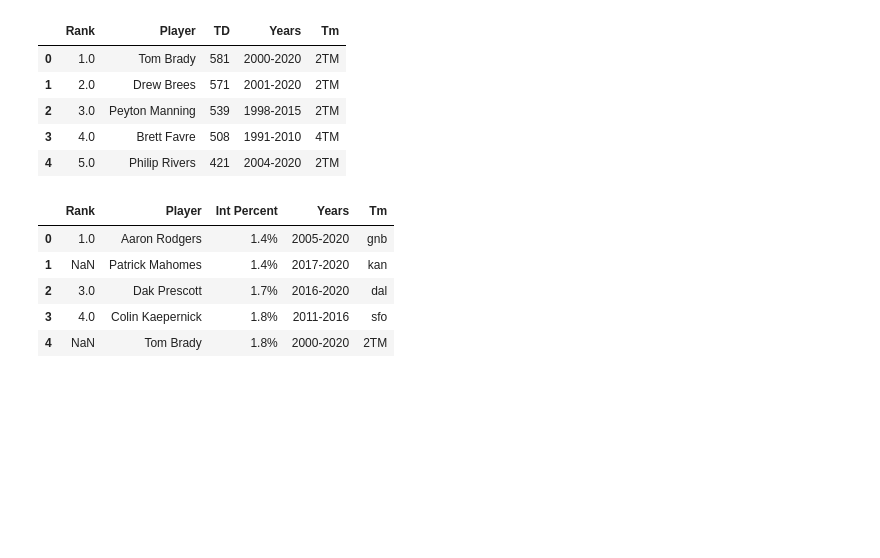
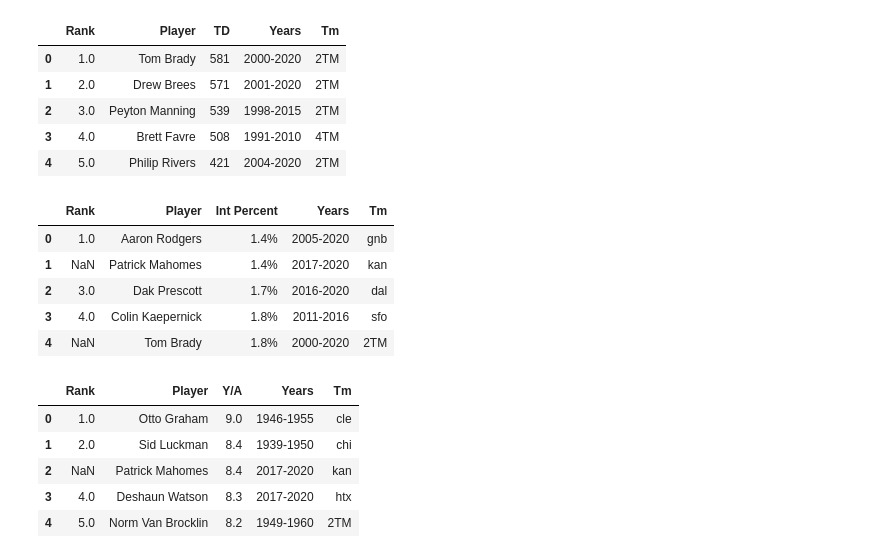
Before and after one commit to meghanvl/ETL, a Jupyter notebook: QB Stats - Extraction and Transformation.ipynb, the cells around one changed output. Saved outputs shown, nothing was run; the diff lists cells and outputs as text; code cells hidden in the pictures; blank space fills up the shorter version.

```diff
--- a/QB Stats - Extraction and Transformation.ipynb
+++ b/QB Stats - Extraction and Transformation.ipynb
@@ -341,3 +343,15 @@ pd.read_sql_query('select * from int_percent', con=engine).head()
 | 2 | 3.0 | Dak Prescott | 1.7% | 2016-2020 | dal |
 | 3 | 4.0 | Colin Kaepernick | 1.8% | 2011-2016 | sfo |
 | 4 | NaN | Tom Brady | 1.8% | 2000-2020 | 2TM |
+# %%
+#Taking the Yards per attempt DF and loading it into my table, then checking to see if it worked
+yardsperattempt_df.to_sql(name='yards_per_attempt', con=engine, if_exists='append', index=False)
+
+pd.read_sql_query('select * from yards_per_attempt', con=engine).head()
+# %% [output]
+|  | Rank | Player | Y/A | Years | Tm |
+| 0 | 1.0 | Otto Graham | 9.0 | 1946-1955 | cle |
+| 1 | 2.0 | Sid Luckman | 8.4 | 1939-1950 | chi |
+| 2 | NaN | Patrick Mahomes | 8.4 | 2017-2020 | kan |
+| 3 | 4.0 | Deshaun Watson | 8.3 | 2017-2020 | htx |
+| 4 | 5.0 | Norm Van Brocklin | 8.2 | 1949-1960 | 2TM |
```
Also changed, not shown: parts of 4 cells of this notebook.
